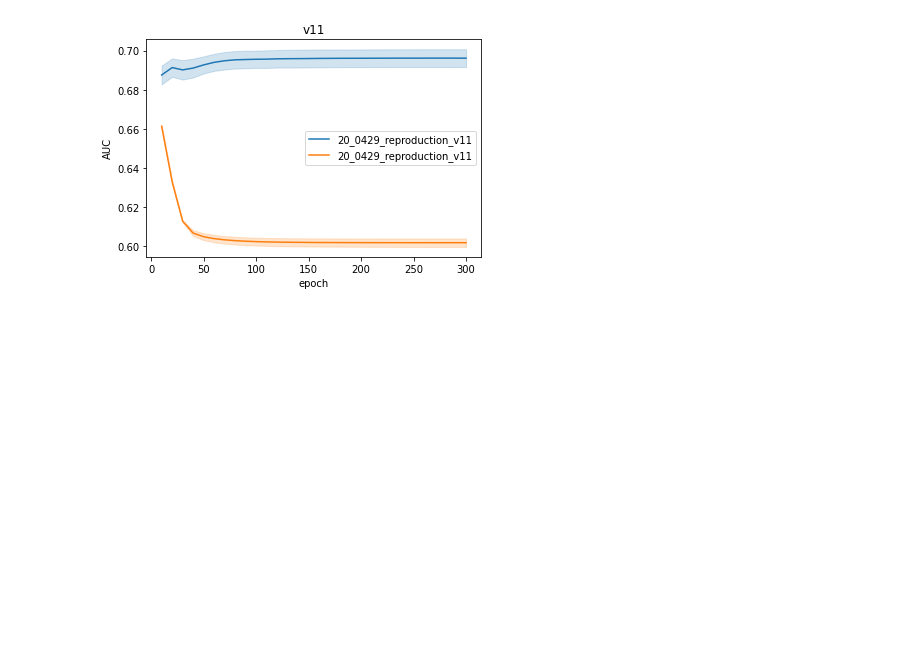
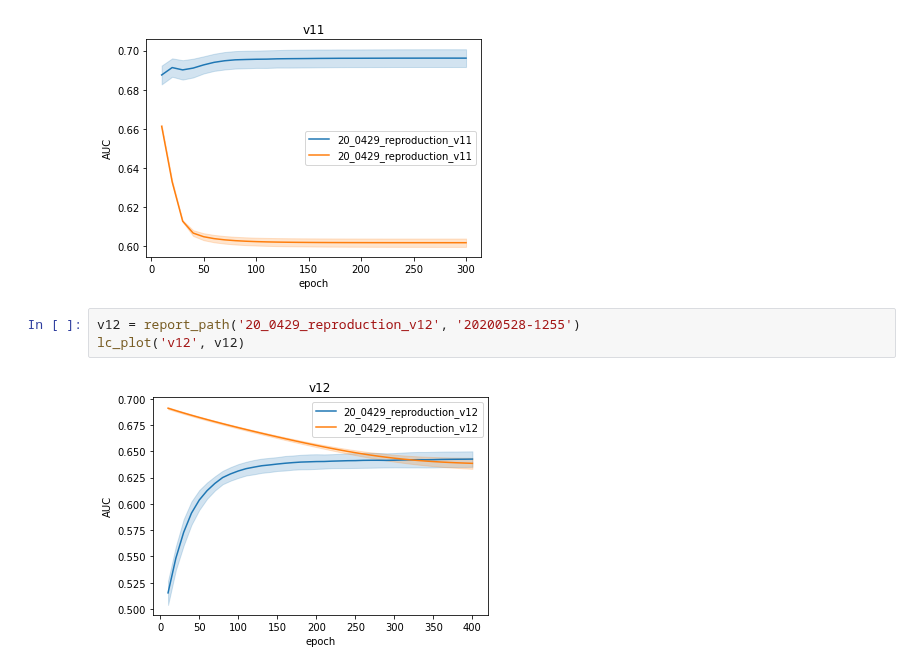
Before and after one commit to qqpann/KnowledgeTracing, a Jupyter notebook: notebook/DrawLC_reproduce_simulated_v10.ipynb, the cells around one changed output. Drawn from its saved outputs; the diff is of its cells as text; blank space fills up the shorter version.

```diff
--- a/notebook/DrawLC_reproduce_simulated_v10.ipynb
+++ b/notebook/DrawLC_reproduce_simulated_v10.ipynb
@@ -147,3 +147,8 @@ v11 = report_path('20_0429_reproduction_v11', '20200501-0040')
 lc_plot('v11', v11)
 # %% [output]
 [figure]
+# %%
+v12 = report_path('20_0429_reproduction_v12', '20200528-1255')
+lc_plot('v12', v12)
+# %% [output]
+[figure, added]
```
Also changed, not shown: parts of 1 cell of this notebook, 2 other files.
